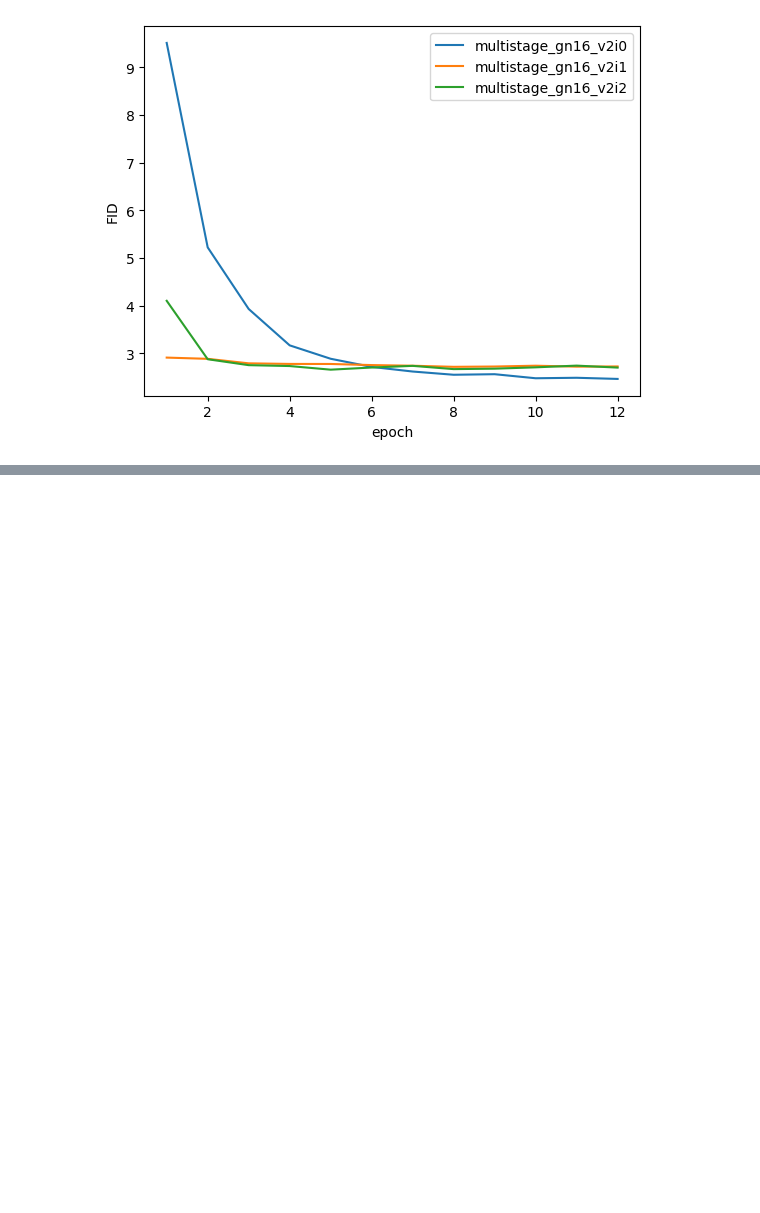
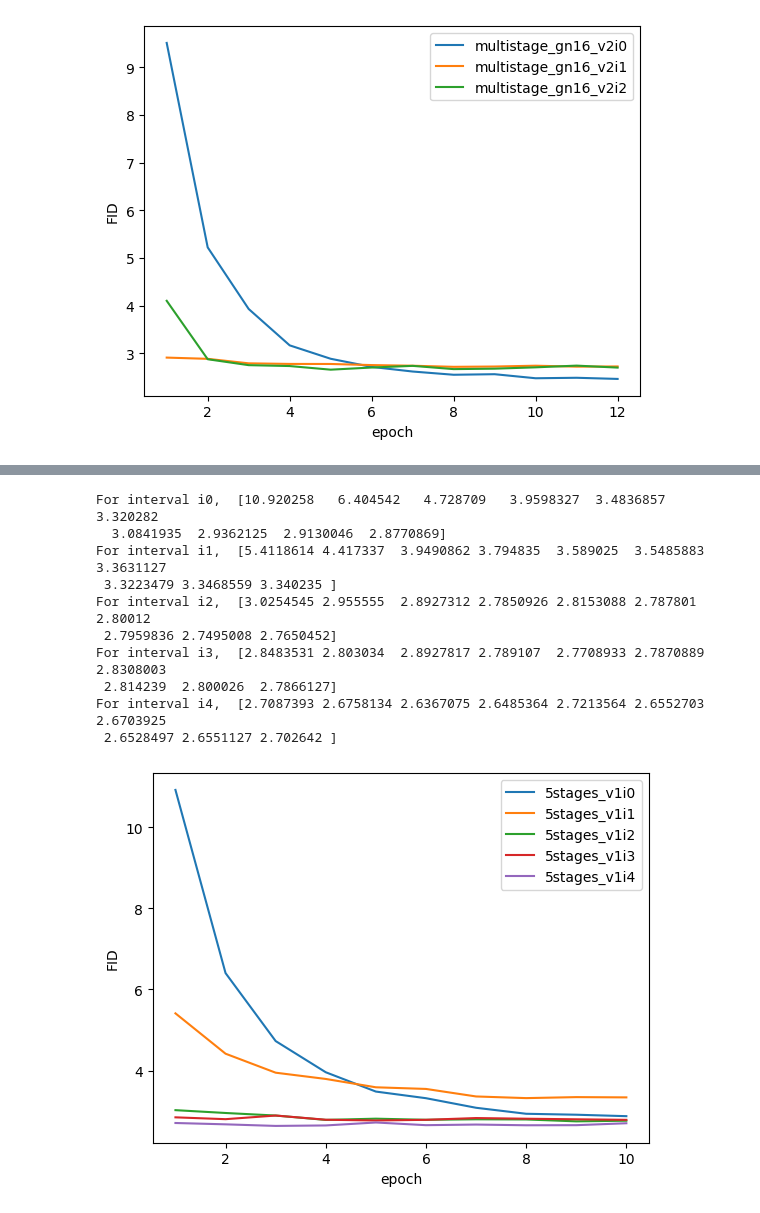
Before and after one commit to LucasYFL/dpm-solver, a Jupyter notebook: example_v2/score_sde_pytorch/jupyter/plot.ipynb, the cells around one changed output, grey strips where cells are left out. Cells and saved outputs as stored; diff of their text form; code cells hidden in the pictures; blank space fills up the shorter version.

```diff
--- a/example_v2/score_sde_pytorch/jupyter/plot.ipynb
+++ b/example_v2/score_sde_pytorch/jupyter/plot.ipynb
@@ -117,0 +164,48 @@ plt.show()
+# %%
+rootp = '/scratch/qingqu_root/qingqu1/shared_data/multistage/'
+name_lst = ['5stages_v1']
+ilst = ['i0','i1','i2','i3','i4']
+all_dict = {}
+for n in name_lst:
+    all_dict[n] = {}
+    for i in ilst:
+        all_dict[n][i] = {}
+        all_dict[n][i]['dir'] = os.path.join(rootp,n,i)
+        all_dict[n][i]['data'] = []
+for n in name_lst:
+    for i in ilst:
+        for k in range(1,11):
+            temp = np.load(os.path.join(all_dict[n][i]['dir'],'report_{}.npz'.format(k)))['fid']
+            all_dict[n][i]['data'].append(temp)
+for n in name_lst:
+    for i in ilst:
+        all_dict[n][i]['data'] = np.array(all_dict[n][i]['data'])
+
+import matplotlib.pyplot as plt
+
+y = list(range(1,11))
+"""for k in ddpm_dict.keys():
+    plt.plot(y,ddpm_dict[k],label=k)"""
+n = '5stages_v1'
+for i in ilst:
+    plt.plot(y,all_dict[n][i]['data'],label=n+i)
+    print(f"For interval {i}, ", all_dict[n][i]['data'])
+
+plt.legend()
+#plt.xlabel("10k training iterations")
+plt.xlabel("epoch")
+plt.ylabel("FID")
+#plt.title("All timestep vs interval timestep")
+plt.show()
+# %% [output]
+For interval i0,  [10.920258   6.404542   4.728709   3.9598327  3.4836857  3.320282
+  3.0841935  2.9362125  2.9130046  2.8770869]
+For interval i1,  [5.4118614 4.417337  3.9490862 3.794835  3.589025  3.5485883 3.3631127
+ 3.3223479 3.3468559 3.340235 ]
+For interval i2,  [3.0254545 2.955555  2.8927312 2.7850926 2.8153088 2.787801  2.80012
+ 2.7959836 2.7495008 2.7650452]
+For interval i3,  [2.8483531 2.803034  2.8927817 2.789107  2.7708933 2.7870889 2.8308003
+ 2.814239  2.800026  2.7866127]
+For interval i4,  [2.7087393 2.6758134 2.6367075 2.6485364 2.7213564 2.6552703 2.6703925
+ 2.6528497 2.6551127 2.702642 ]
+[figure, added]
```
Also changed, not shown: parts of 1 cell of this notebook, 3 other files.
